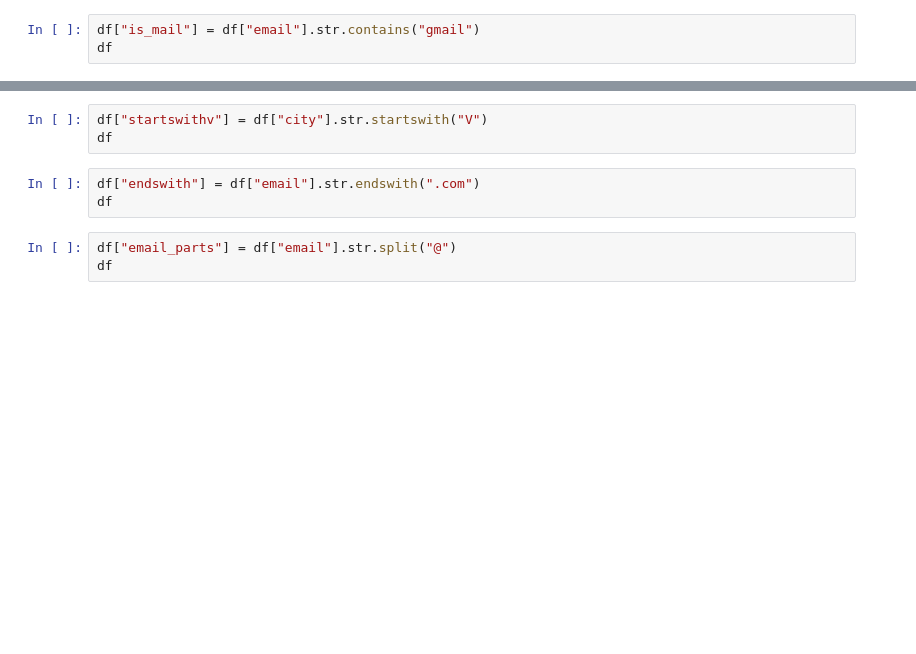
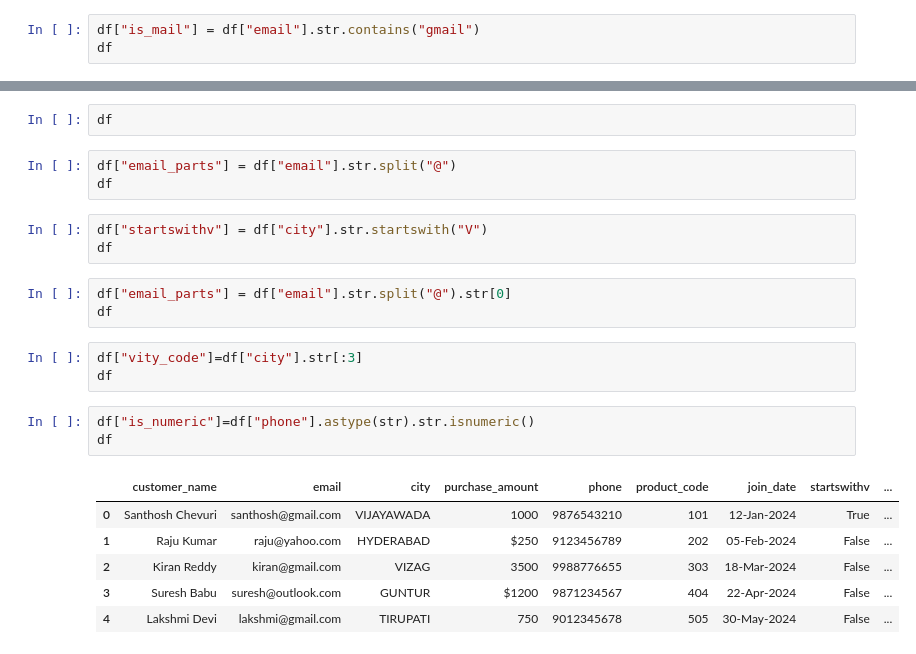
Before and after one commit to Varalakshmi-skab/datasciencelearning, a Jupyter notebook: String_Processing.ipynb, the cells around one changed output, grey strips where cells are left out. Drawn from its saved outputs; the diff is of its cells as text; blank space fills up the shorter version.

```diff
--- a/String_Processing.ipynb
+++ b/String_Processing.ipynb
@@ -55,9 +86,24 @@ df
+# %%
+df
+# %%
+df["email_parts"] = df["email"].str.split("@")
+df
 # %%
 df["startswithv"] = df["city"].str.startswith("V")
 df
 # %%
-df["endswith"] = df["email"].str.endswith(".com")
+df["email_parts"] = df["email"].str.split("@").str[0]
 df
 # %%
-df["email_parts"] = df["email"].str.split("@")
+df["vity_code"]=df["city"].str[:3]
 df
+# %%
+df["is_numeric"]=df["phone"].astype(str).str.isnumeric()
+df
+# %% [output]
+|  | customer_name | email | city | purchase_amount | phone | product_code | join_date | startswithv | ... |
+| 0 | Santhosh Chevuri | santhosh@gmail.com | VIJAYAWADA | 1000 | 9876543210 | 101 | 12-Jan-2024 | True | ... |
+| 1 | Raju Kumar | raju@yahoo.com | HYDERABAD | $250 | 9123456789 | 202 | 05-Feb-2024 | False | ... |
+| 2 | Kiran Reddy | kiran@gmail.com | VIZAG | 3500 | 9988776655 | 303 | 18-Mar-2024 | False | ... |
+| 3 | Suresh Babu | suresh@outlook.com | GUNTUR | $1200 | 9871234567 | 404 | 22-Apr-2024 | False | ... |
+| 4 | Lakshmi Devi | lakshmi@gmail.com | TIRUPATI | 750 | 9012345678 | 505 | 30-May-2024 | False | ... |
```
Also changed, not shown: parts of 6 cells of this notebook.
